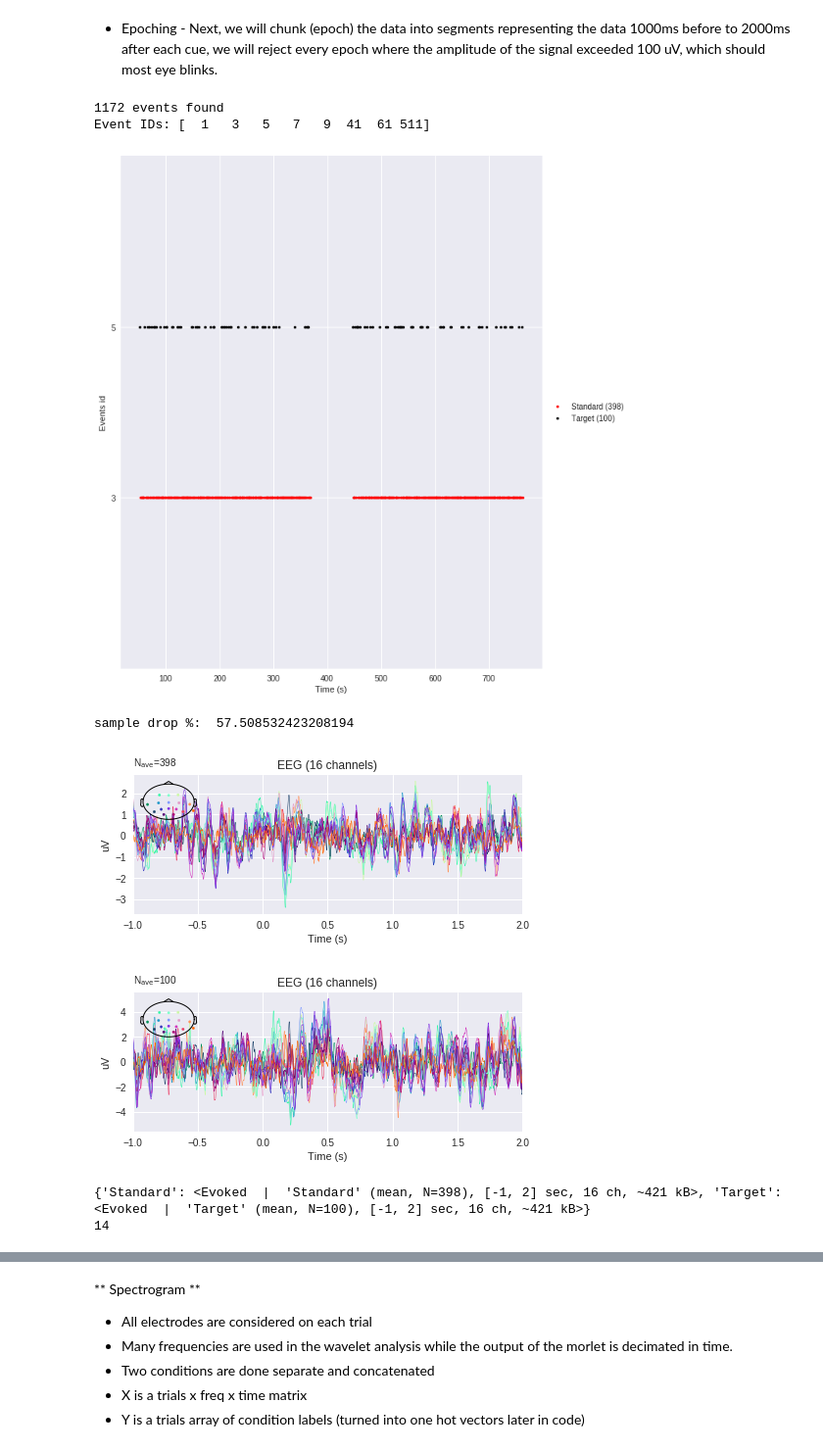
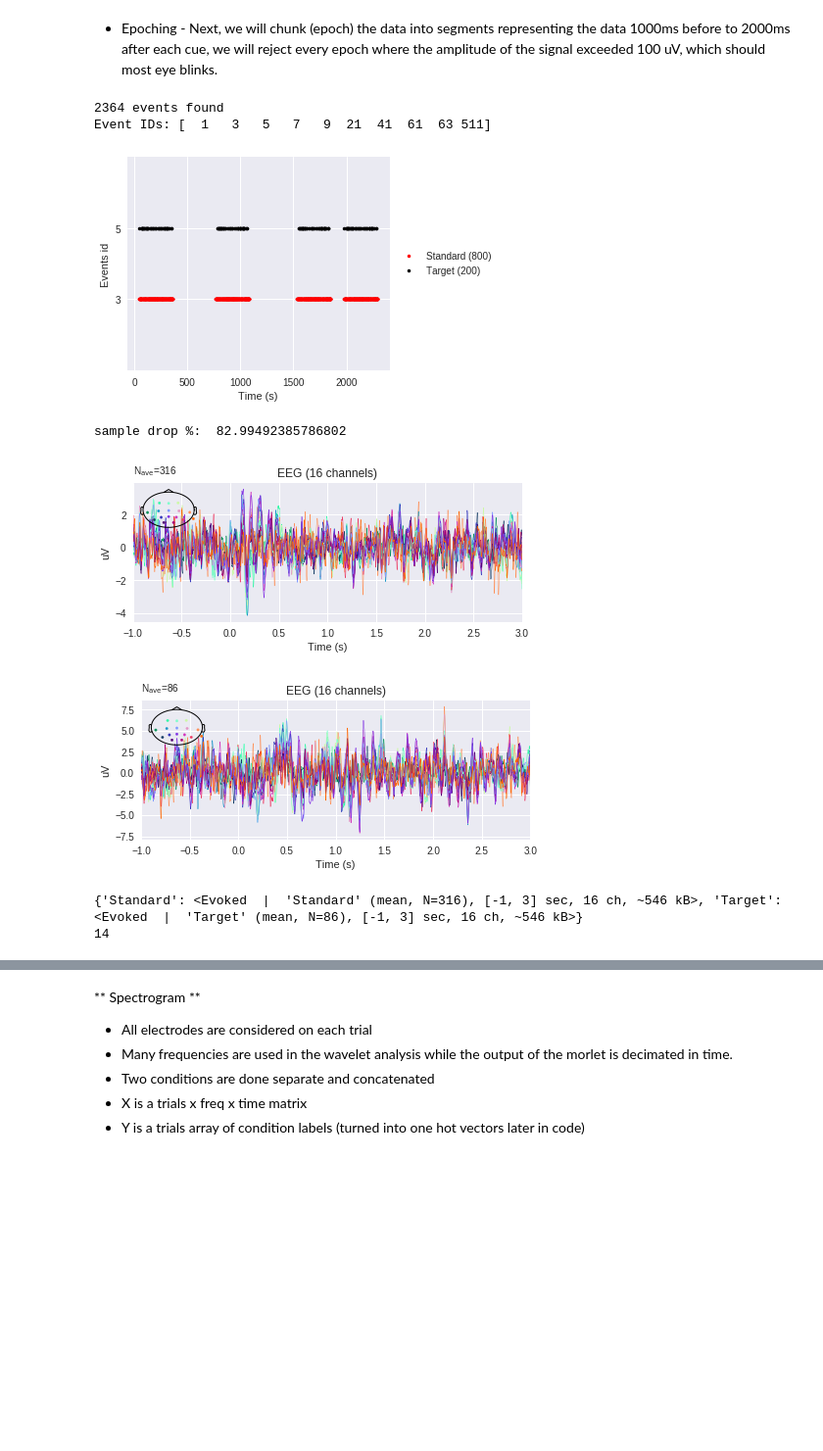
Before and after one commit to kylemath/DeepEEG, a Jupyter notebook: notebooks/DeepEEG.ipynb, the cells around one changed output, grey strips where cells are left out. Shown at 98% size. Saved outputs shown, nothing was run; the diff lists cells and outputs as text; code cells hidden in the pictures; blank space fills up the shorter version.

Commit message:
load in two stances as well (2x2 design)

```diff
--- a/notebooks/DeepEEG.ipynb
+++ b/notebooks/DeepEEG.ipynb
@@ -111,7 +111,13 @@ direction = 'CCW'
 fname = str(sub) + '_' + exp + '_' + stance + '_' + direction + '.vhdr'
 raw.append( load_data(fname))
 
+stance = 'NP'
+fname = str(sub) + '_' + exp + '_' + stance + '_' + direction + '.vhdr'
+raw.append( load_data(fname))
 
+direction = 'CW'
+fname = str(sub) + '_' + exp + '_' + stance + '_' + direction + '.vhdr'
+raw.append( load_data(fname))
 
 #set sampling rate
 sfreq = raw.info['sfreq']
@@ -120,7 +126,6 @@ nsfreq = sfreq/epoch_decim #create new output freq for after epoch or wavelet de
 #load channel locations
 raw.plot_sensors(show_names='True')
 
-
 #Consider rereferencing to linked mastoids?
         ## arithmetically rereference to linked mastoid
         #for x=1:EEG.nbchan-2
@@ -128,9 +133,6 @@ raw.plot_sensors(show_names='True')
         #end
  #raw.set_eeg_reference(ref_channels=['M2'])  # set EEG reference to channel
 
-
-raw.plot(n_channels=16, block=True)
-
-#stim channel (remove for machine learning)
-plt.plot(raw._data[18])
+##Plot raw data
+#raw.plot(n_channels=16, block=True)
 # %% [output]
@@ -173,11 +181,11 @@ Effective window size : 2.048 (s)
 # %%
 #Time limits for epochs
 tmin=-1 #-1
-tmax=2 #2
+tmax=3 #2
 baseline=(-1, 0) #None or (start, end) in seconds
 
 #artifact rejection
-rej_thresh_uV = 500 #300 removes most blinks, 1000 keeps most trials
+rej_thresh_uV = 100 #300 removes most blinks, 1000 keeps most trials
 rej_thresh = rej_thresh_uV*1e-6
 
 #Epoching
@@ -199,38 +207,38 @@ print('sample drop %: ', (1 - len(epochs.events)/len(events)) * 100)
 conditions = OrderedDict()
 conditions[event_ids[0]] = [1]
 conditions[event_ids[1]] = [2]
 
 
 ## plot ERP on each trial
 evoked_standard = epochs['Standard'].average()
 evoked_target = epochs['Target'].average()
 pick = pick_types(evoked_target.info, meg=False, eeg=True, eog=False)
 fig_stand =evoked_standard.plot(spatial_colors=True, picks=pick)
 fig_stand.tight_layout()
 fig_targ = evoked_target.plot(spatial_colors=True, picks=pick)
 fig_targ.tight_layout()
 
 
 
 ## plot ERP in each condition on same plot
 conditions = ["Standard", "Target"]
 evoked_dict = dict()
 evoked_dict["Standard"] = evoked_standard
 evoked_dict["Target"] = evoked_target
 print(evoked_dict)
 
 colors = dict(Standard="Red", Target="Blue")
 linestyles = dict(Standard='-', Target='-')
 pick = evoked_dict["Standard"].ch_names.index('Pz')
 print(pick)
 viz.plot_compare_evokeds(evoked_dict, picks=[10,11,12,13,14], colors=colors,
                              linestyles=linestyles, split_legend=True)
 # %% [output]
-1172 events found
-Event IDs: [  1   3   5   7   9  41  61 511]
+2364 events found
+Event IDs: [  1   3   5   7   9  21  41  61  63 511]
-[figure, old version]
+[figure, new version]
-sample drop %:  57.508532423208194
+sample drop %:  82.99492385786802
-[figure, old version]
+[figure, new version]
-[figure, old version]
+[figure, new version]
-{'Standard': <Evoked  |  'Standard' (mean, N=398), [-1, 2] sec, 16 ch, ~421 kB>, 'Target': <Evoked  |  'Target' (mean, N=100), [-1, 2] sec, 16 ch, ~421 kB>}
+{'Standard': <Evoked  |  'Standard' (mean, N=316), [-1, 3] sec, 16 ch, ~546 kB>, 'Target': <Evoked  |  'Target' (mean, N=86), [-1, 3] sec, 16 ch, ~546 kB>}
 14
```
Also changed, not shown: parts of 6 cells of this notebook.
